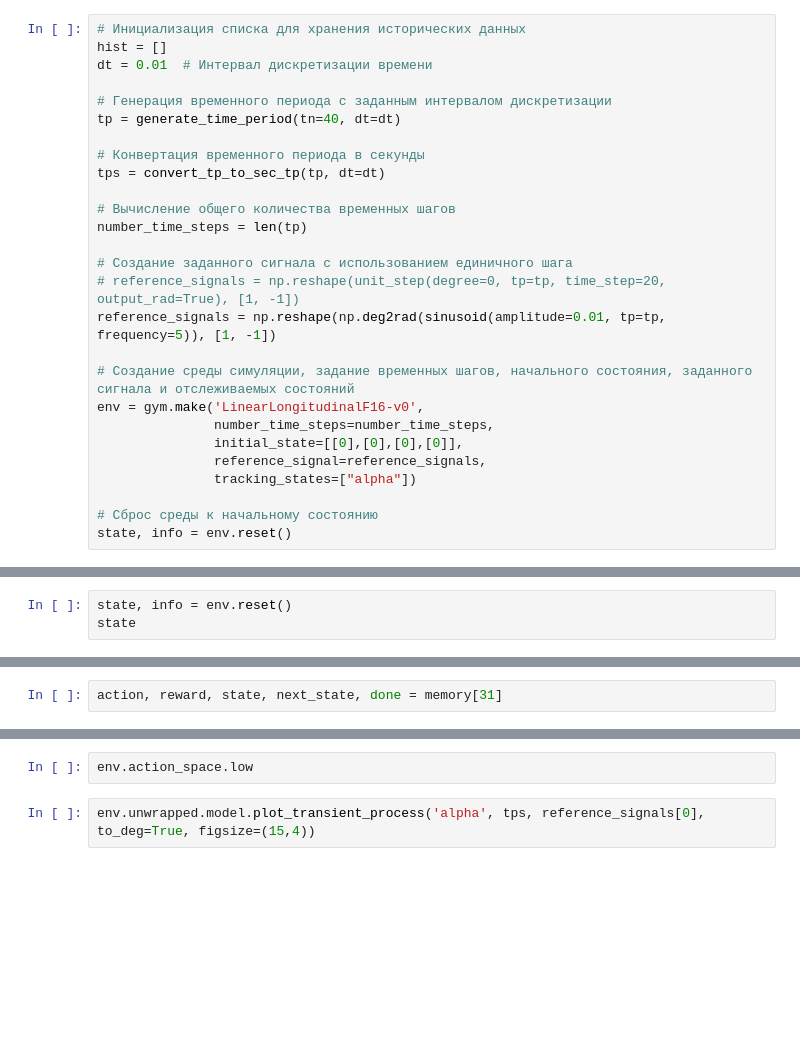
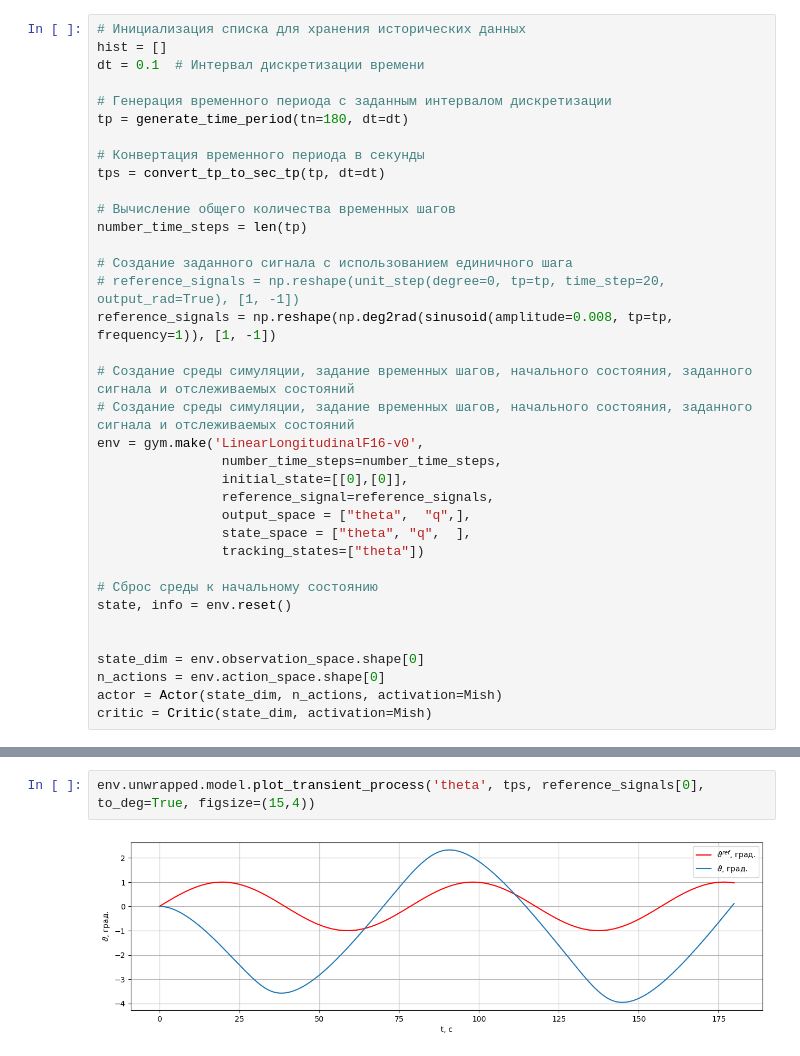
Before and after one commit to TensorAeroSpace/TensorAeroSpace, a Jupyter notebook: example/example-narx.ipynb, the cells around one changed output, grey strips where cells are left out. Cells and saved outputs as stored; diff of their text form; blank space fills up the shorter version.

```diff
--- a/example/example-narx.ipynb
+++ b/example/example-narx.ipynb
@@ -24,10 +9,10 @@ plt.plot(tps, sinusoid(amplitude=0.01, tp=tp, frequency=5))
 # %%
 # Инициализация списка для хранения исторических данных
 hist = []
-dt = 0.01  # Интервал дискретизации времени
+dt = 0.1  # Интервал дискретизации времени
 
 # Генерация временного периода с заданным интервалом дискретизации
-tp = generate_time_period(tn=40, dt=dt)
+tp = generate_time_period(tn=180, dt=dt)
 
 # Конвертация временного периода в секунды
 tps = convert_tp_to_sec_tp(tp, dt=dt)
@@ -37,14 +22,23 @@ number_time_steps = len(tp)
 
 # Создание заданного сигнала с использованием единичного шага
 # reference_signals = np.reshape(unit_step(degree=0, tp=tp, time_step=20, output_rad=True), [1, -1])
-reference_signals = np.reshape(np.deg2rad(sinusoid(amplitude=0.01, tp=tp, frequency=5)), [1, -1])
+reference_signals = np.reshape(np.deg2rad(sinusoid(amplitude=0.008, tp=tp, frequency=1)), [1, -1])
 
 # Создание среды симуляции, задание временных шагов, начального состояния, заданного сигнала и отслеживаемых состояний
+# Создание среды симуляции, задание временных шагов, начального состояния, заданного сигнала и отслеживаемых состояний
 env = gym.make('LinearLongitudinalF16-v0',
-               number_time_steps=number_time_steps,
-               initial_state=[[0],[0],[0],[0]],
-               reference_signal=reference_signals,
-               tracking_states=["alpha"])
+                number_time_steps=number_time_steps,
+                initial_state=[[0],[0]],
+                reference_signal=reference_signals,
+                output_space = ["theta",  "q",],
+                state_space = ["theta", "q",  ],
+                tracking_states=["theta"])
 
 # Сброс среды к начальному состоянию
 state, info = env.reset()
+
+
+state_dim = env.observation_space.shape[0]
+n_actions = env.action_space.shape[0]
+actor = Actor(state_dim, n_actions, activation=Mish)
+critic = Critic(state_dim, activation=Mish)
@@ -67,5 +53,2 @@ learner = A2CLearner(actor, critic, entropy_beta=0.6)
 runner = Runner(env, actor, writer=learner.writer)
-# %%
-state, info = env.reset()
-state
 # %%
@@ -77,5 +60,3 @@ total_steps = (episode_length*episodes)//steps_on_memory
 for i in tqdm(range(total_steps)):
     memory = runner.run(steps_on_memory)
     learner.learn(memory, runner.steps, discount_rewards=False)
-# %%
-action, reward, state, next_state, done = memory[31]
@@ -123,4 +111,4 @@ env.model.plot_control('ele', tps, to_deg=True, figsize=(15,4))
-# %%
-env.action_space.low
 # %%
-env.unwrapped.model.plot_transient_process('alpha', tps, reference_signals[0], to_deg=True, figsize=(15,4))
+env.unwrapped.model.plot_transient_process('theta', tps, reference_signals[0], to_deg=True, figsize=(15,4))
+# %% [output]
+[figure, added]
```
Also changed, not shown: parts of 14 cells of this notebook, 2 other files.
